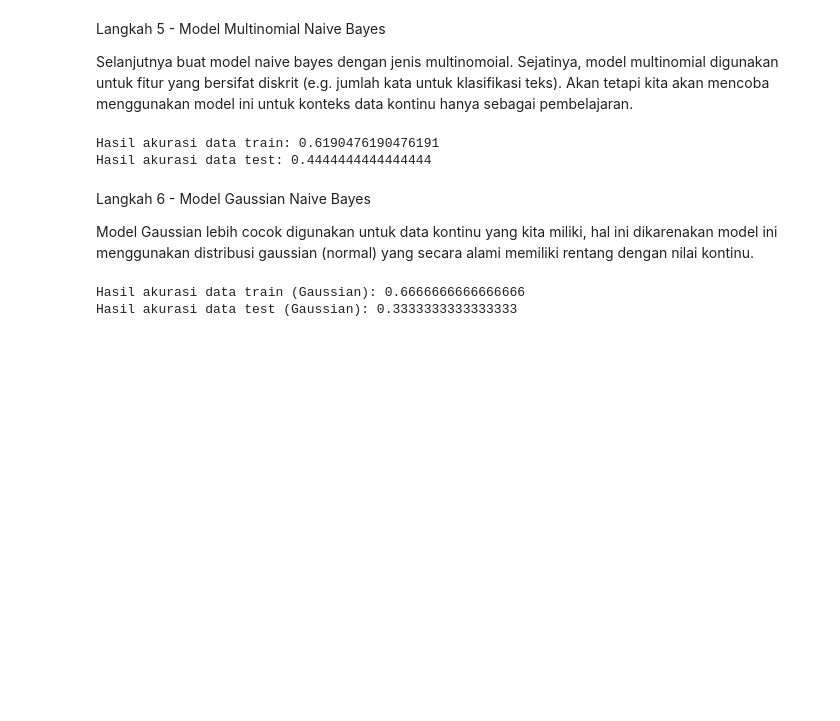
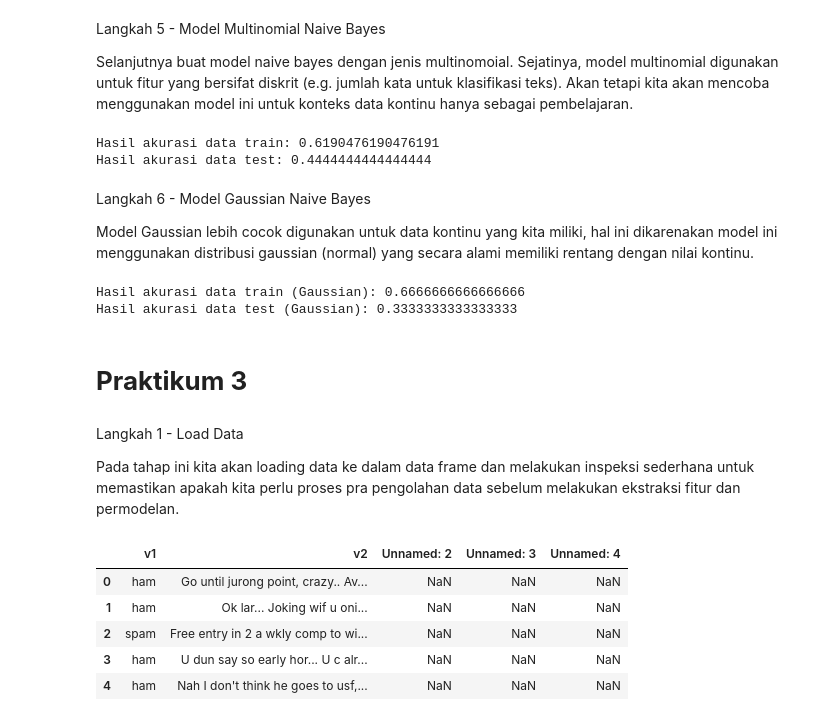
Before and after one commit to ErikRidhoFirm/Pembelajaran-Mesin_Ganjil_2025, a Jupyter notebook: Pembalajaran_Mesin_Praktikum10.ipynb, the cells around one changed output. Cells and saved outputs as stored; diff of their text form; code cells hidden in the pictures; blank space fills up the shorter version.

Commit message:
Praktikum 3 Langkah 1 - Load Data

```diff
--- a/Pembalajaran_Mesin_Praktikum10.ipynb
+++ b/Pembalajaran_Mesin_Praktikum10.ipynb
@@ -338,3 +338,23 @@ print(f'Hasil akurasi data test (Gaussian): {acc_test_gnb}')
 # %% [output]
 Hasil akurasi data train (Gaussian): 0.6666666666666666
 Hasil akurasi data test (Gaussian): 0.3333333333333333
+# %% [markdown]
+# **Praktikum 3**
+# %% [markdown]
+Langkah 1 - Load Data
+
+Pada tahap ini kita akan loading data ke dalam data frame dan melakukan inspeksi sederhana untuk memastikan apakah kita perlu proses pra pengolahan data sebelum melakukan ekstraksi fitur dan permodelan.
+# %%
+import numpy as np
+import pandas as pd
+
+df = pd.read_csv('spam.csv', encoding='latin-1') # spesifiksi encoding diperlukan karena data tidak menggunakan UTF-8
+
+df.head()
+# %% [output]
+|  | v1 | v2 | Unnamed: 2 | Unnamed: 3 | Unnamed: 4 |
+| 0 | ham | Go until jurong point, crazy.. Av... | NaN | NaN | NaN |
+| 1 | ham | Ok lar... Joking wif u oni... | NaN | NaN | NaN |
+| 2 | spam | Free entry in 2 a wkly comp to wi... | NaN | NaN | NaN |
+| 3 | ham | U dun say so early hor... U c alr... | NaN | NaN | NaN |
+| 4 | ham | Nah I don't think he goes to usf,... | NaN | NaN | NaN |
```
